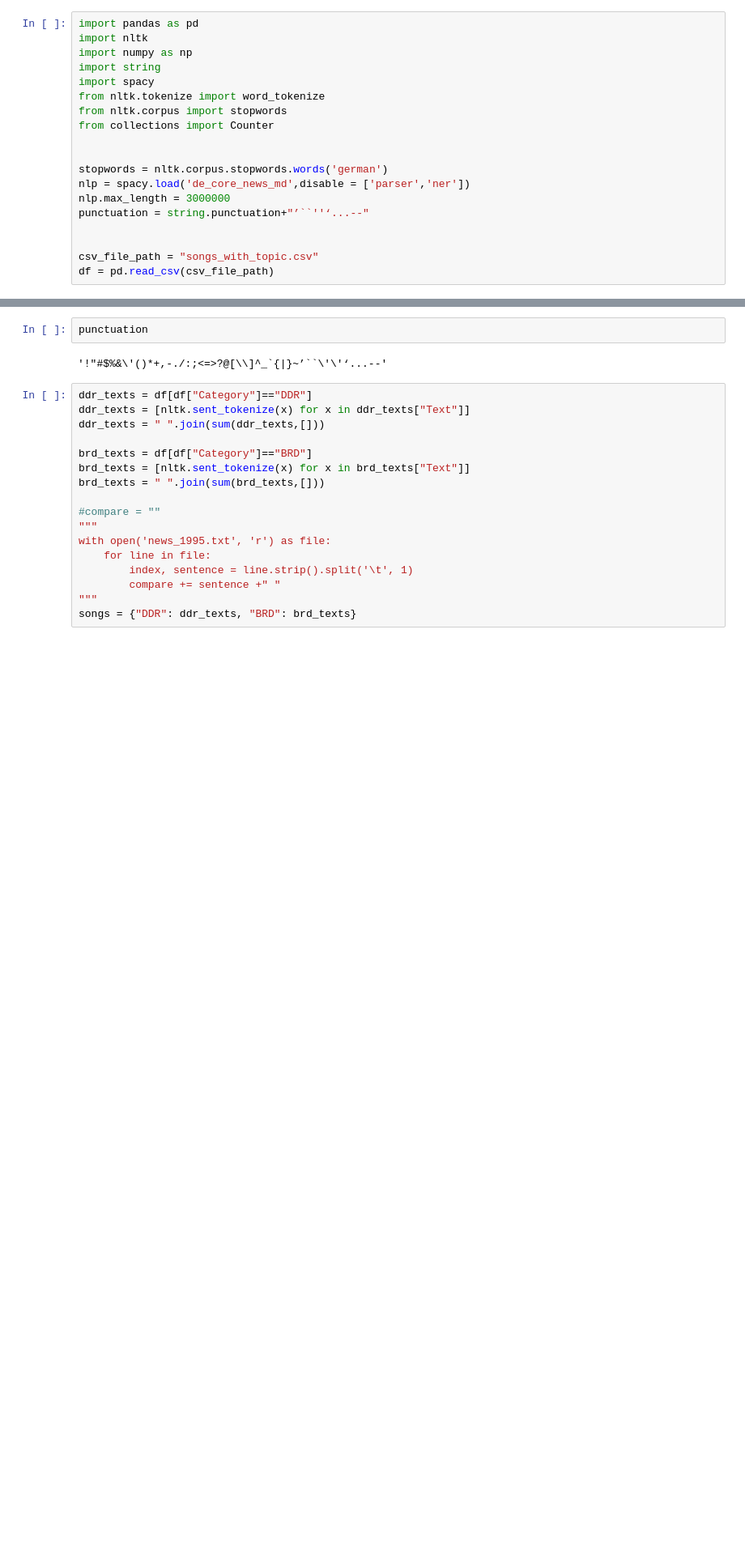
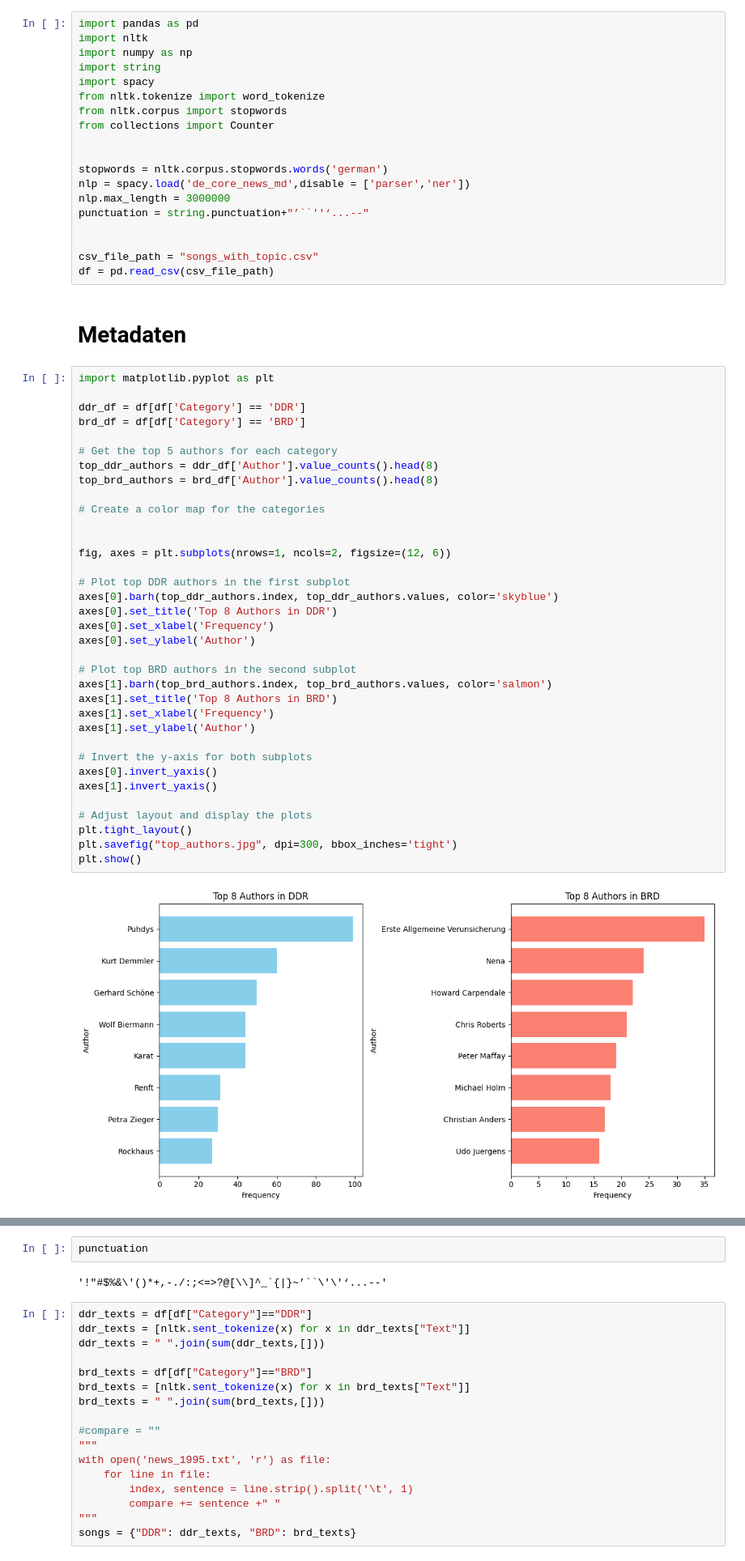
Before and after one commit to TimOps102/Topic_modelling_songs, a Jupyter notebook: Descriptive Analysis.ipynb, the cells around one changed output, grey strips where cells are left out. Shown at 81% size. Saved outputs shown, nothing was run; the diff lists cells and outputs as text; blank space fills up the shorter version.

```diff
--- a/Descriptive Analysis.ipynb
+++ b/Descriptive Analysis.ipynb
@@ -17,3 +17,42 @@ punctuation = string.punctuation+"’``''‘...--"
 
 csv_file_path = "songs_with_topic.csv"
 df = pd.read_csv(csv_file_path)
+# %% [markdown]
+# Metadaten
+# %%
+import matplotlib.pyplot as plt
+
+ddr_df = df[df['Category'] == 'DDR']
+brd_df = df[df['Category'] == 'BRD']
+
+# Get the top 5 authors for each category
+top_ddr_authors = ddr_df['Author'].value_counts().head(8)
+top_brd_authors = brd_df['Author'].value_counts().head(8)
+
+# Create a color map for the categories
+
+
+fig, axes = plt.subplots(nrows=1, ncols=2, figsize=(12, 6))
+
+# Plot top DDR authors in the first subplot
+axes[0].barh(top_ddr_authors.index, top_ddr_authors.values, color='skyblue')
+axes[0].set_title('Top 8 Authors in DDR')
+axes[0].set_xlabel('Frequency')
+axes[0].set_ylabel('Author')
+
+# Plot top BRD authors in the second subplot
+axes[1].barh(top_brd_authors.index, top_brd_authors.values, color='salmon')
+axes[1].set_title('Top 8 Authors in BRD')
+axes[1].set_xlabel('Frequency')
+axes[1].set_ylabel('Author')
+
+# Invert the y-axis for both subplots
+axes[0].invert_yaxis()
+axes[1].invert_yaxis()
+
+# Adjust layout and display the plots
+plt.tight_layout()
+plt.savefig("top_authors.jpg", dpi=300, bbox_inches='tight')
+plt.show()
+# %% [output]
+[figure, added]
```
Also changed, not shown: parts of 1 cell of this notebook, 10 other files.
